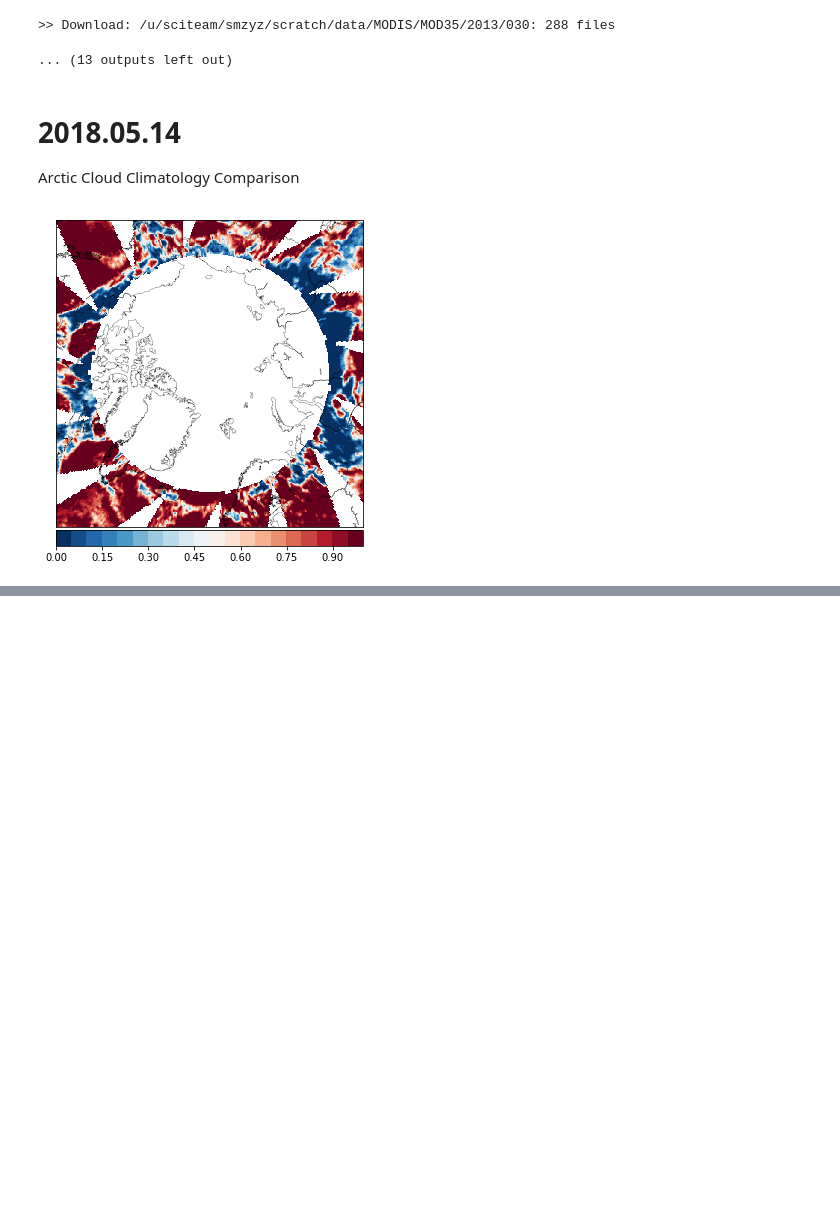
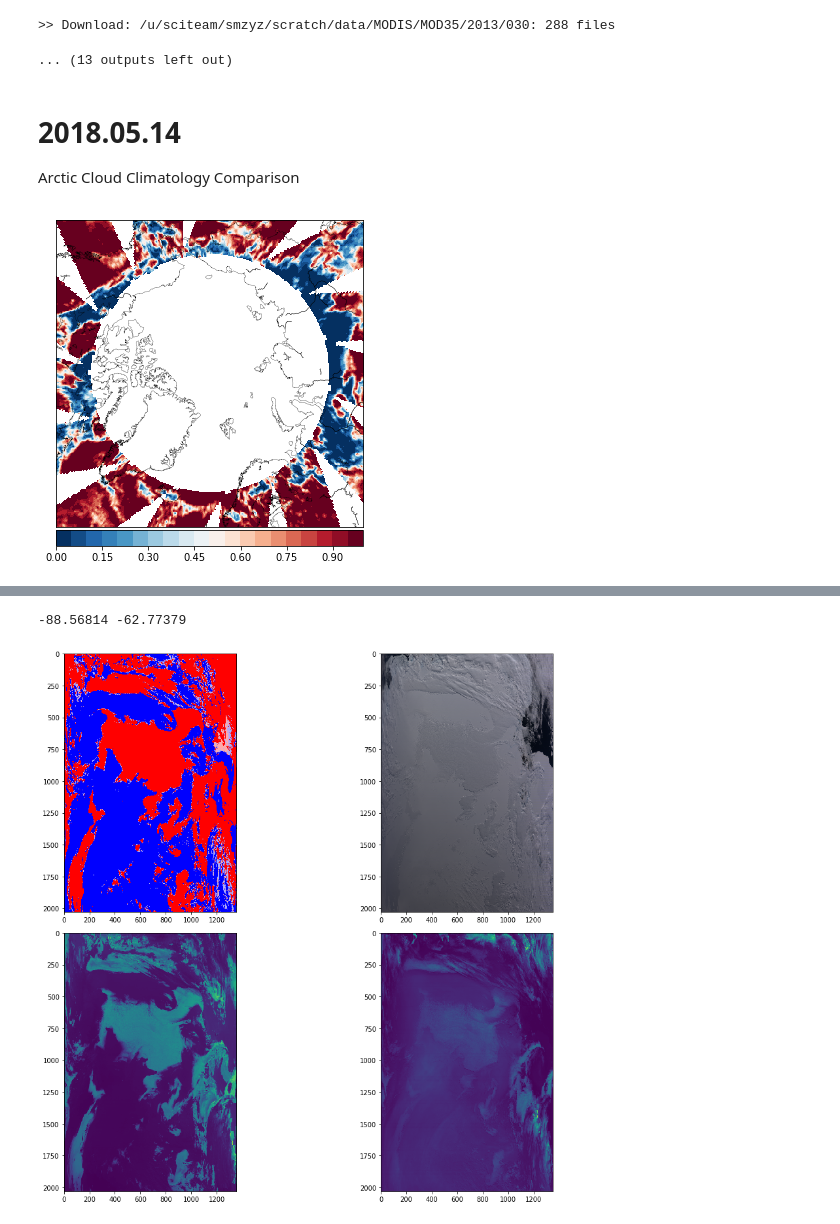
Before and after one commit to cloudy365/ML_CM, a Jupyter notebook: scratch.ipynb, the cells around one changed output, grey strips where cells are left out. Saved outputs shown, nothing was run; the diff lists cells and outputs as text; code cells hidden in the pictures; blank space fills up the shorter version.

```diff
--- a/scratch.ipynb
+++ b/scratch.ipynb
@@ -86,0 +91,12 @@ m.colorbar?
+# %%
+
+
+from my_module import np, h5py, plt
+
+
+
+mod03 = h5py.File('/Volumes/postdoc/Data_samples/MODIS/daily_MOD03.A2015001.006.h5', 'r')
+mod35 = h5py.File('/Volumes/postdoc/Data_samples/MODIS/daily_MOD35_L2.A2015001.061.h5', 'r')
+mod02_vis = h5py.File('/Volumes/postdoc/Data_samples/MODIS/daily_MOD021KM_VIS.A2015001.006.h5', 'r')
+mod02_swir = h5py.File('/Volumes/postdoc/Data_samples/MODIS/daily_MOD021KM_SWIR.A2015001.006.h5', 'r')
+mod02_lw = h5py.File('/Volumes/postdoc/Data_samples/MODIS/daily_MOD021KM_LW.A2015001.006.h5', 'r')
@@ -86,0 +115,50 @@ m.colorbar?
+# %%
+
+
+def get_data(icat, itime, iband, itype='radiance'):
+    if itype == 'radiance':
+        scale = icat['/{}/Radiance_Scales'.format(itime)][iband]
+        offset = icat['/{}/Radiance_Offsets'.format(itime)][iband]
+    else:
+        scale = icat['/{}/Reflectance_Scales'.format(itime)][iband]
+        offset = icat['/{}/Reflectance_Offsets'.format(itime)][iband]
+
+    scaled_value = icat['/{}/Scaled_Integers'.format(itime)][iband]
+
+    max_value = (32767 - offset) * scale
+    radiance = (scaled_value - offset) * scale
+    radiance = np.ma.masked_greater(radiance, max_value)
+    return radiance
+
+
+
+itime = '2245'
+lat = mod03['/{}/Latitude'.format(itime)][:]
+print lat.min(), lat.max()
+data_0 = get_data(mod02_vis, itime, 0, 'reflectance')
+data_1 = get_data(mod02_vis, itime, 3, 'reflectance')
+data_2 = get_data(mod02_vis, itime, 2, 'reflectance')
+data_3 = get_data(mod02_lw, itime, 0)
+data_4 = get_data(mod02_swir, itime, -1)
+data = np.dstack([data_0, data_1, data_2])
+
+
+plt.figure(figsize=(16, 12))
+plt.subplot(221)
+plt.imshow( mod35['/{}/Cloud_Mask'.format(itime)][:, :, 1], cmap='bwr_r' )
+
+plt.subplot(222)
+plt.imshow( data )
+
+plt.subplot(223)
+plt.imshow( data_3 )
+
+
+plt.subplot(224)
+plt.imshow( data_4 )
+
+plt.tight_layout()
+plt.show()
+# %% [output]
+-88.56814 -62.77379
+[figure, added]
```
Also changed, not shown: parts of 3 cells of this notebook.
